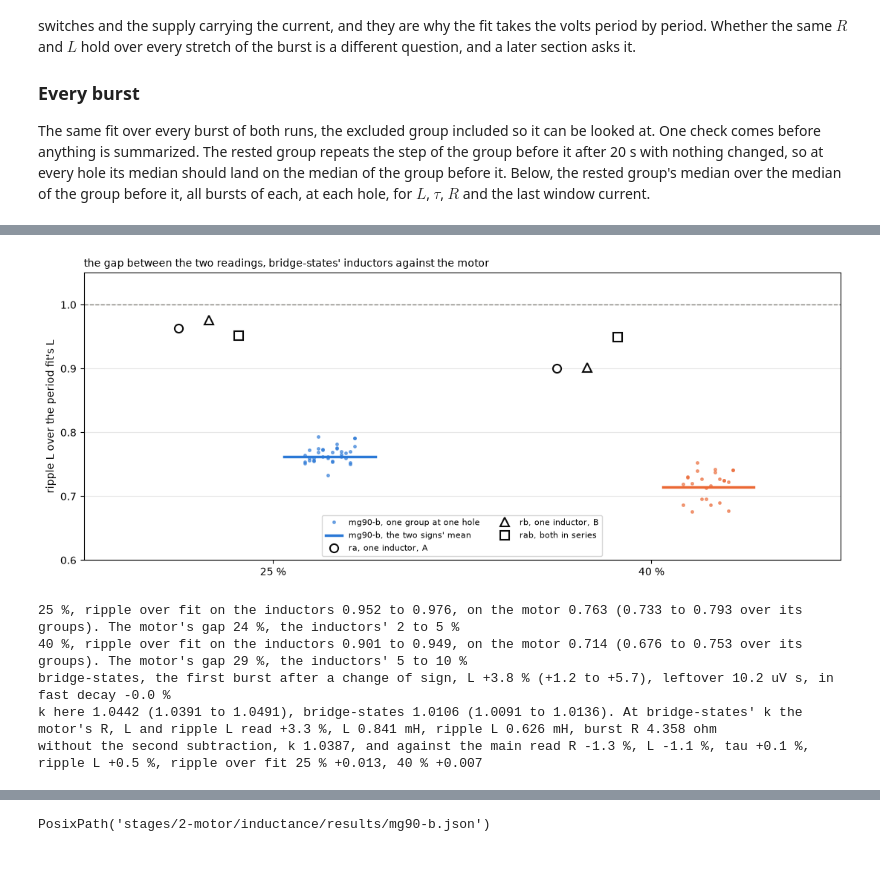
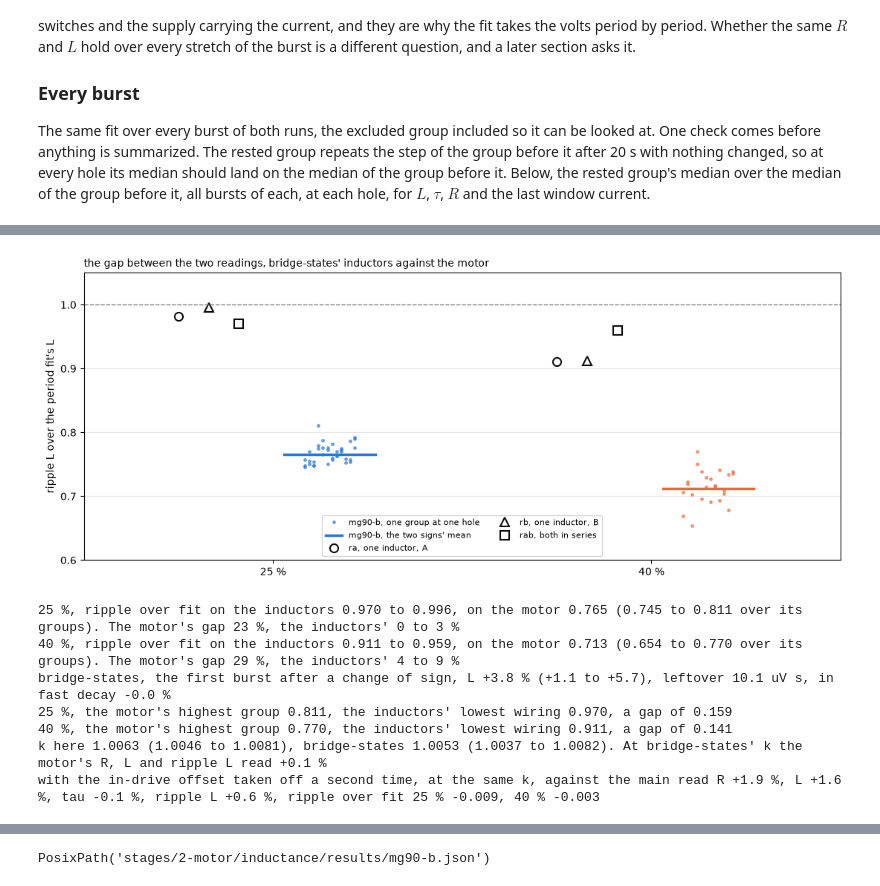
Before and after one commit to OpenServoCore/notebooks, a Jupyter notebook: stages/2-motor/inductance/inductance.ipynb, the cells around one changed output, grey strips where cells are left out. Drawn from its saved outputs; the diff is of its cells as text; code cells hidden in the pictures.

```diff
--- a/stages/2-motor/inductance/inductance.ipynb
+++ b/stages/2-motor/inductance/inductance.ipynb
@@ -75,7 +75,6 @@ STEPS = (Path("../../../telemetry") / f"{MOTOR.key}__{BOARD.key}" / "inductance"
 FAST = (Path("../../../telemetry") / f"{MOTOR.key}__{BOARD.key}" / "inductance" / "fast-1").resolve()          # hole 11, fast decay, then two slow groups
 BRIDGE = (Path("../../../telemetry") / BOARD.key / "bridge-states" / "capture-1").resolve()   # stage 1's RL dummy, for its fast-decay fold
 RESISTOR = (Path("../../../telemetry") / BOARD.key / "sample-timing" / "capture-1").resolve()   # stage 1's bursts into the bare resistor load
-LAPS = (Path("../../../telemetry") / BOARD.key / "current-scale" / "capture-1" / "bare").resolve()   # stage 1's 100 % laps into the same load
 HOLES = sorted(int(p.name.split("-")[1]) for p in CAPTURE.glob("hole-*"))   # the bar's holes, a full turn in 30 degree steps
 EXCLUDED = ("capture-1", 9, "g5-rev-25-rested")                        # a pin screw of the bar was being unscrewed during this group
 # the change before each group's first burst, in capture order, as the figures label it
@@ -95,12 +94,15 @@ print(f"a sample every {US:.3f} us, {PERIOD / bu.STEP_TICKS:.1f} samples per {PE
 CS = results.read("1-board", "current-scale", pair=BOARD.key)         # counts per amp on the meter, and the in-drive offset
 TC = results.read("1-board", "terminal-chain", pair=BOARD.key)        # terminal counts per volt on the meter, and its offset
 ST = results.read("1-board", "sample-timing", pair=BOARD.key)         # the bridge's edge lags and the shunt's settle, per rail
-RR = results.read("2-motor", "rest-resistance", pair=MOTOR.key)       # the motor's resistance at 100 %, for the comparison
+RR = results.read("2-motor", "rest-resistance", pair=MOTOR.key)       # the motor's resistance at 100 %, for the comparison and the ripple
+R_HOLE = dict(zip(HOLES, RR["r_term_by_hole"]))                        # rest-resistance's R at each hole, ohm, the R the window's own L takes off
 KE = results.read("2-motor", "bemf-coast", pair=MOTOR.key)["ke_v_s_per_rad"]["value"]   # volts per rad/s of the rotor, for the leftover volts
 J_LO = RR["j_runup_kg_m2"]["lo"]                                       # the rotor's inertia, the smallest of rest-resistance's run-ups
 BSR = results.read("1-board", "bridge-states", pair=BOARD.key)        # the same method on fixed inductors
 COUNTS_PER_A, DRIVE_OFF = CS["counts_per_a"]["value"], CS["drive_offset_counts"]["value"]
 COUNTS_PER_V, TERM_OFF = TC["terminal_counts_per_v"]["value"], TC["terminal_offset_counts"]["value"]
+rail_v = lambda n: (np.asarray(n, float) - TC["rail_offset_counts"]["value"]) / TC["rail_counts_per_v"]["value"]   # the rail tap at rest, terminal-chain's line
+K, K_LO, K_HI = (ST["window_scale"][b] for b in ("value", "lo", "hi"))   # the window's scale, sample-timing's bursts over its own 100 % rungs
 # 5.0 V sits between the two rails sample-timing graded, so the lags are the mean of the two
 ON_LAG = np.mean([ST["on_edge_lag_7v4"]["value"], ST["on_edge_lag_3v7"]["value"]])            # the shunt's half crossing, amplifier included
 TAP_ON_LAG = np.mean([ST["tap_on_edge_lag_7v4"]["value"], ST["tap_on_edge_lag_3v7"]["value"]])   # the bridge's own edge, from the tap
@@ -109,7 +111,7 @@ SETTLE = np.mean([ST["shunt_settle_7v4"]["value"], ST["shunt_settle_3v7"]["value
 print(f"current, counts over the zero = {DRIVE_OFF:+.1f} + {COUNTS_PER_A:.1f} x amps. Terminals, tap difference = {TERM_OFF:+.1f} + {COUNTS_PER_V:.2f} x volts")
 print(f"bridge ON edge {TAP_ON_LAG:.0f} ticks after the commanded start, shunt crossing {ON_LAG:.0f}, OFF edge {OFF_LAG:.0f} after the commanded end, "
       f"shunt settled {SETTLE:.0f} ticks after the commanded start")
-print(f"Ke from bemf-coast {KE * 1e3:.4f} mV s/rad")
+print(f"Ke from bemf-coast {KE * 1e3:.4f} mV s/rad. The window's scale k from sample-timing {K:.4f} ({K_LO:.4f} to {K_HI:.4f})")
 # %% [output]
 mg90-b on dev-v006-2A-D from telemetry/mg90-b__dev-v006-2A-D/inductance/capture-1, telemetry/mg90-b__dev-v006-2A-D/inductance/reversal-1, telemetry/mg90-b__dev-v006-2A-D/inductance/steps-1, telemetry/ ...
 a sample every 1.083 us, 46.2 samples per 50 us period, 26 ADC clocks each
@@ -130,7 +132,7 @@ for name, root in (("capture-1", CAPTURE), ("reversal-1", REVERSAL)):
                 rows.append({"set": name, "hole": int(hdir.name.split("-")[1]), "group": gdir.name, "k": k,
                              "pct": int(round(abs(m["step_q15"]) * 100 / 32768)), "sign": 1 if m["step_q15"] > 0 else -1,
                              "samples": len(df), "step_index": m["step_index"], "frame_len": m["frame_len"],
-                             "rail_v": float(BOARD.rail_v(m["vbus_raw"])), "df": df})
+                             "rail_v": float(rail_v(m["vbus_raw"])), "df": df})
 B = pd.DataFrame(rows)
 B["first"] = B["k"] == 0                                               # the first burst of its group, the one a change comes before
 B["excluded"] = (B["set"] == EXCLUDED[0]) & (B["hole"] == EXCLUDED[1]) & (B["group"] == EXCLUDED[2])
@@ -544,7 +529,7 @@ for idx, e in B.iterrows():
     PER[idx] = P                                                           # kept, so the sections below reuse the periods
     f = fit(P)
     s_ = P["slope_a_per_s"].to_numpy()
-    l_rip = (P["v_on_v"].to_numpy() - f["r_ohm"] * K * P["i_a"].to_numpy()) / s_ / K * 1e3   # the window's own L per period, mH
+    l_rip = (P["v_on_v"].to_numpy() - R_HOLE[e["hole"]] * K * P["i_a"].to_numpy()) / s_ / K * 1e3   # the window's own L per period, mH
     rows.append({"idx": idx, **e[["set", "hole", "group", "k", "pct", "sign", "first", "excluded"]].to_dict(), **f, "i_last_a": P["i_a"].iloc[-1],
                  "v_mean_v": P["v_v"].mean(), "v_drop_pct": (P["v_v"].iloc[-1] / P["v_v"].iloc[0] - 1) * 100,
                  "l_ripple_mh": float(np.median(l_rip[-3:])), "l_ripple_first_mh": float(np.median(l_rip[:3])),
@@ -1089,68 +1144,60 @@ MOT_RATIO = {p: np.mean([C2[(C2["pct"] == p) & (C2["sign"] == s)]["l_ripple_mh"]
 
 fig, ax = plt.subplots(figsize=(11, 4.6))
 for x, pct in enumerate(DUTIES):
     g = GMR[GMR["pct"] == pct]
     ax.plot(x + 0.15 + (g["hole"].to_numpy() - 5.5) * 0.012, g["ratio"], ".", ms=5, color=COLOR[pct], alpha=0.6,
             label="mg90-b, one group at one hole" if x == 0 else None)
     ax.plot([x + 0.03, x + 0.27], [MOT_RATIO[pct]] * 2, color=COLOR[pct], lw=2.5, label="mg90-b, the two signs' mean" if x == 0 else None)
     for j, (w, (mk, lab)) in enumerate(WIRES.items()):
         ax.plot(x - 0.25 + j * 0.08, IND_RATIO[(w, pct)], mk, ms=8, color=INK, mfc="white", mew=1.5, label=f"{w}, {lab}" if x == 0 else None)
 ax.axhline(1, color=MUTED, lw=1, ls="--")
 ax.set_xticks(range(len(DUTIES)), [f"{p} %" for p in DUTIES]); ax.set_xlim(-0.5, 1.5); ax.set_ylim(0.6, 1.05)
 ax.set_ylabel("ripple L over the period fit's L"); ax.grid(alpha=0.3, axis="y"); ax.legend(fontsize=8, ncol=2, loc="lower center")
 ax.set_title("the gap between the two readings, bridge-states' inductors against the motor", loc="left", fontsize=10)
 plt.tight_layout(); plt.show()
 for p in DUTIES:
     here = [IND_RATIO[(w, p)] for w in WIRES]
     print(f"{p} %, ripple over fit on the inductors {min(here):.3f} to {max(here):.3f}, on the motor {MOT_RATIO[p]:.3f} "
           f"({GMR[GMR['pct'] == p]['ratio'].min():.3f} to {GMR[GMR['pct'] == p]['ratio'].max():.3f} over its groups). The motor's gap "
           f"{(1 - MOT_RATIO[p]) * 100:.0f} %, the inductors' {(1 - max(here)) * 100:.0f} to {(1 - min(here)) * 100:.0f} %")
 print(f"bridge-states, the first burst after a change of sign, L {BSR['first_burst_l_jump_pct']['slow']['value']:+.1f} % "
       f"({BSR['first_burst_l_jump_pct']['slow']['lo']:+.1f} to {BSR['first_burst_l_jump_pct']['slow']['hi']:+.1f}), "
       f"leftover {BSR['first_burst_leftover_uvs']['value']:.1f} uV s, in fast decay {BSR['first_burst_l_jump_pct']['fast']['value']:+.1f} %")
 
-# the window's scale two ways: this notebook's from sample-timing's bursts over current-scale's laps, bridge-states' from its own resistor
-# wiring's bursts over the same wiring's laps in one sitting. R, L and the ripple L divide by it, tau and every ratio do not
+# the motor's highest group against the inductors' lowest wiring, per duty
+for p in DUTIES:
+    print(f"{p} %, the motor's highest group {GMR[GMR['pct'] == p]['ratio'].max():.3f}, the inductors' lowest wiring "
+          f"{min(IND_RATIO[(w, p)] for w in WIRES):.3f}, a gap of {min(IND_RATIO[(w, p)] for w in WIRES) - GMR[GMR['pct'] == p]['ratio'].max():.3f}")
+
+# the window's scale against bridge-states', read from its own resistor wiring's bursts over the same wiring's laps in one sitting.
+# R, L and the ripple L divide by it, tau and every ratio do not
 K_BS = BSR["window_scale"]["value"]
 K_MOVE = K / K_BS                                                      # what the motor's R and L read at bridge-states' k, over this notebook's
 print(f"k here {K:.4f} ({K_LO:.4f} to {K_HI:.4f}), bridge-states {K_BS:.4f} ({BSR['window_scale']['lo']:.4f} to {BSR['window_scale']['hi']:.4f}). "
-      f"At bridge-states' k the motor's R, L and ripple L read {(K_MOVE - 1) * 100:+.1f} %, L {C2['l_mh'].median() * K_MOVE:.3f} mH, "
-      f"ripple L {C2['l_ripple_mh'].median() * K_MOVE:.3f} mH, burst R {C2['r_ohm'].median() * K_MOVE:.3f} ohm")
+      f"At bridge-states' k the motor's R, L and ripple L read {(K_MOVE - 1) * 100:+.1f} %")
 
-# the burst's zero, read before the step, already holds about the in-drive offset (bridge-states), and `periods` takes the offset off the
-# window level again. The same reading with that second subtraction left out, k read again the same way from the resistor bursts
-DRIVE_OFF_KEEP = DRIVE_OFF
-DRIVE_OFF = 0.0                                                         # periods() reads this global, put back below
-try:
-    rw0 = []
-    for folder in ("bursts", "bursts-1s"):
-        for df_r in bu.load(RESISTOR / folder):
-            m_r = bu.meta(df_r)
-            if round(abs(m_r["step_q15"]) * 100 / 32768) >= 15:
-                P = periods(df_r, 1 if m_r["step_q15"] > 0 else -1).iloc[1:]
-                rw0.append(P["v_on_v"].median() / P["i_a"].median())
-    K0 = np.median(rw0) / RL["r_ohm"].median()
-    rows = []
-    for _, f in C2.iterrows():
-        e = B.loc[f["idx"]]
-        P = periods(e["df"], e["sign"], EDGES[(e["set"], e["pct"], e["sign"])])
-        g = fit(P)                                                        # divided by the main K, so rescaled to K0 below
-        r, l = g["r_ohm"] * K / K0, g["l_mh"] * K / K0
-        rip = np.median(((P["v_on_v"] - r * K0 * P["i_a"]) / P["slope_a_per_s"] / K0 * 1e3).iloc[-3:])
-        rows.append({"pct": f["pct"], "r_ohm": r, "l_mh": l, "tau_us": g["tau_us"], "l_ripple_mh": rip})
-finally:
-    DRIVE_OFF = DRIVE_OFF_KEEP
-NOOFF = pd.DataFrame(rows)
-OFF_MOVE = {c: (NOOFF[c].median() / C2[c].median() - 1) * 100 for c in ("r_ohm", "l_mh", "tau_us", "l_ripple_mh")}
-ratio0 = {p: NOOFF[NOOFF["pct"] == p]["l_ripple_mh"].median() / NOOFF[NOOFF["pct"] == p]["l_mh"].median() for p in DUTIES}
+# the burst's zero, read before the step, already holds about the in-drive offset (bridge-states, sample-timing), so the main read takes
+# nothing more off it. The old reading took the offset off the window level a second time; the same bursts read that way, at the same k
+rows = []
+for _, f in C2.iterrows():
+    e = B.loc[f["idx"]]
+    P = periods(e["df"], e["sign"], EDGES[(e["set"], e["pct"], e["sign"])], off=DRIVE_OFF)
+    g = fit(P)
+    rip = np.median(((P["v_on_v"] - R_HOLE[e["hole"]] * K * P["i_a"]) / P["slope_a_per_s"] / K * 1e3).iloc[-3:])
+    rows.append({"pct": f["pct"], "r_ohm": g["r_ohm"], "l_mh": g["l_mh"], "tau_us": g["tau_us"], "l_ripple_mh": rip})
+TWICE = pd.DataFrame(rows)
+OFF_MOVE = {c: (TWICE[c].median() / C2[c].median() - 1) * 100 for c in ("r_ohm", "l_mh", "tau_us", "l_ripple_mh")}
+ratio0 = {p: TWICE[TWICE["pct"] == p]["l_ripple_mh"].median() / TWICE[TWICE["pct"] == p]["l_mh"].median() for p in DUTIES}
 ratio1 = {p: C2[C2["pct"] == p]["l_ripple_mh"].median() / C2[C2["pct"] == p]["l_mh"].median() for p in DUTIES}
-print(f"without the second subtraction, k {K0:.4f}, and against the main read " + ", ".join(f"{QTY[c]} {v:+.1f} %" for c, v in OFF_MOVE.items())
+print(f"with the in-drive offset taken off a second time, at the same k, against the main read " + ", ".join(f"{QTY[c]} {v:+.1f} %" for c, v in OFF_MOVE.items())
       + ", ripple over fit " + ", ".join(f"{p} % {ratio0[p] - ratio1[p]:+.3f}" for p in DUTIES))
 # %% [output]
-[figure, old version]
+[figure, new version]
-25 %, ripple over fit on the inductors 0.952 to 0.976, on the motor 0.763 (0.733 to 0.793 over its groups). The motor's gap 24 %, the inductors' 2 to 5 %
-40 %, ripple over fit on the inductors 0.901 to 0.949, on the motor 0.714 (0.676 to 0.753 over its groups). The motor's gap 29 %, the inductors' 5 to 10 %
-bridge-states, the first burst after a change of sign, L +3.8 % (+1.2 to +5.7), leftover 10.2 uV s, in fast decay -0.0 %
-k here 1.0442 (1.0391 to 1.0491), bridge-states 1.0106 (1.0091 to 1.0136). At bridge-states' k the motor's R, L and ripple L read +3.3 %, L 0.841 mH, ripple L 0.626 mH, burst R 4.358 ohm
-without the second subtraction, k 1.0387, and against the main read R -1.3 %, L -1.1 %, tau +0.1 %, ripple L +0.5 %, ripple over fit 25 % +0.013, 40 % +0.007
+25 %, ripple over fit on the inductors 0.970 to 0.996, on the motor 0.765 (0.745 to 0.811 over its groups). The motor's gap 23 %, the inductors' 0 to 3 %
+40 %, ripple over fit on the inductors 0.911 to 0.959, on the motor 0.713 (0.654 to 0.770 over its groups). The motor's gap 29 %, the inductors' 4 to 9 %
+bridge-states, the first burst after a change of sign, L +3.8 % (+1.1 to +5.7), leftover 10.1 uV s, in fast decay -0.0 %
+25 %, the motor's highest group 0.811, the inductors' lowest wiring 0.970, a gap of 0.159
+40 %, the motor's highest group 0.770, the inductors' lowest wiring 0.911, a gap of 0.141
+k here 1.0063 (1.0046 to 1.0081), bridge-states 1.0053 (1.0037 to 1.0082). At bridge-states' k the motor's R, L and ripple L read +0.1 %
+with the in-drive offset taken off a second time, at the same k, against the main read R +1.9 %, L +1.6 %, tau -0.1 %, ripple L +0.6 %, ripple over fit 25 % -0.009, 40 % -0.003
 # %% [markdown]
```
Also changed, not shown: parts of 29 cells of this notebook, 2 other files.
